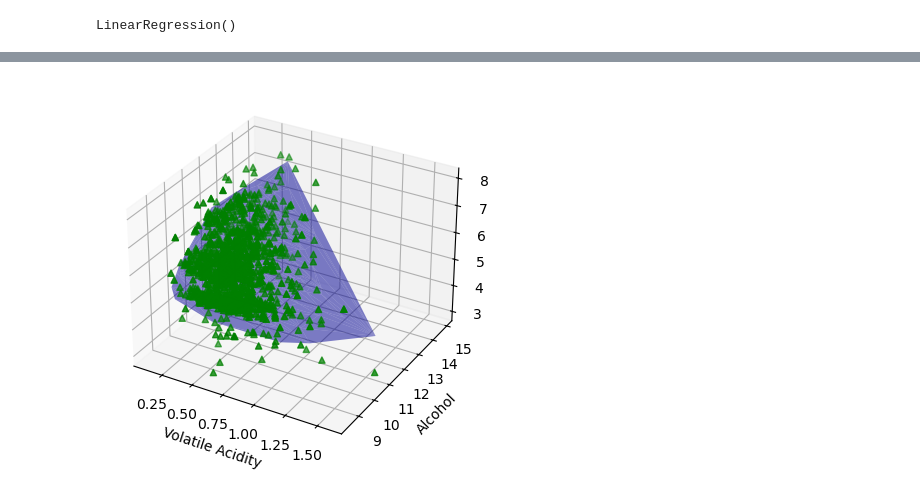
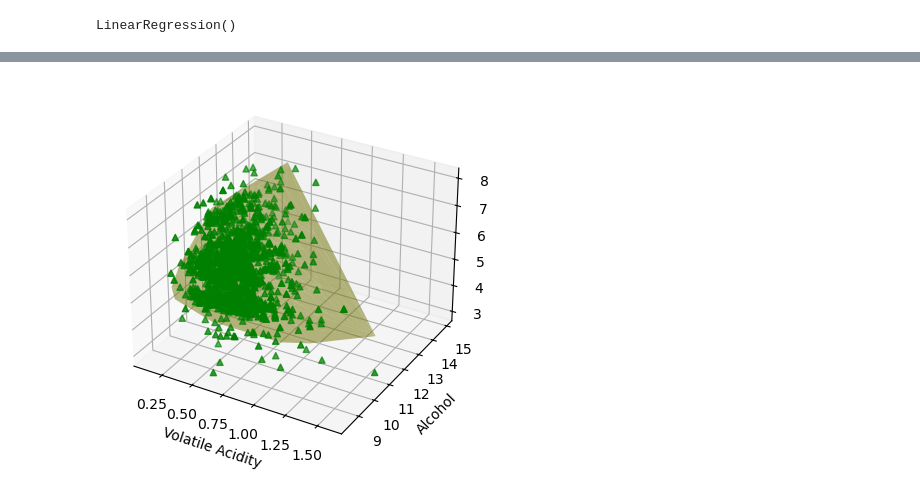
Before and after one commit to Jaen-923/2024-AISecurity, a Jupyter notebook: 회귀분석 통계형 모델 실습.ipynb, the cells around one changed output, grey strips where cells are left out. Cells and saved outputs as stored; diff of their text form; code cells hidden in the pictures.

```diff
--- a/회귀분석 통계형 모델 실습.ipynb
+++ b/회귀분석 통계형 모델 실습.ipynb
@@ -138,27 +138,24 @@ from mpl_toolkits.mplot3d import Axes3D
 # %%
 # 회귀식 계수 및 절편
 w1, w2 = model.coef_
 b = model.intercept_
 
-# 회귀식 함수 정의
 def regression_func(x, y):
     return w1 * x + w2 * y + b
 
 # 그래프 생성
 fig = plt.figure()
 ax = fig.add_subplot(111, projection='3d')
-
-# 훈련 데이터를 이용한 회귀식 평면 그리기
 x = X_train['volatile acidity']
 y = X_train['alcohol']
 z = regression_func(x, y)
-ax.scatter(x, y, y_train, color='g', marker='^')  # 실제 데이터
-ax.plot_trisurf(x, y, z, color='b', alpha=0.5)  # 회귀식 평면 그리기
+ax.scatter(x, y, y_train, color='g', marker='^')  # 실제 데이터 점으로 표시
+ax.plot_trisurf(x, y, z, color='y', alpha=0.5)
 
 ax.set_xlabel('Volatile Acidity')
 ax.set_ylabel('Alcohol')
 ax.set_zlabel('Quality')
 
 plt.show()
 # %% [output]
-[figure, old version]
+[figure, new version]
```
Also changed, not shown: parts of 6 cells of this notebook.
